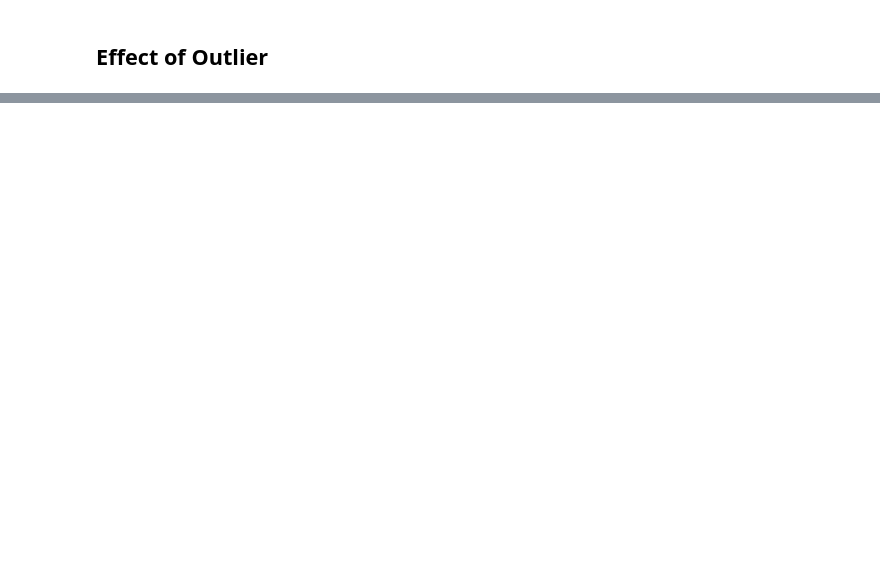
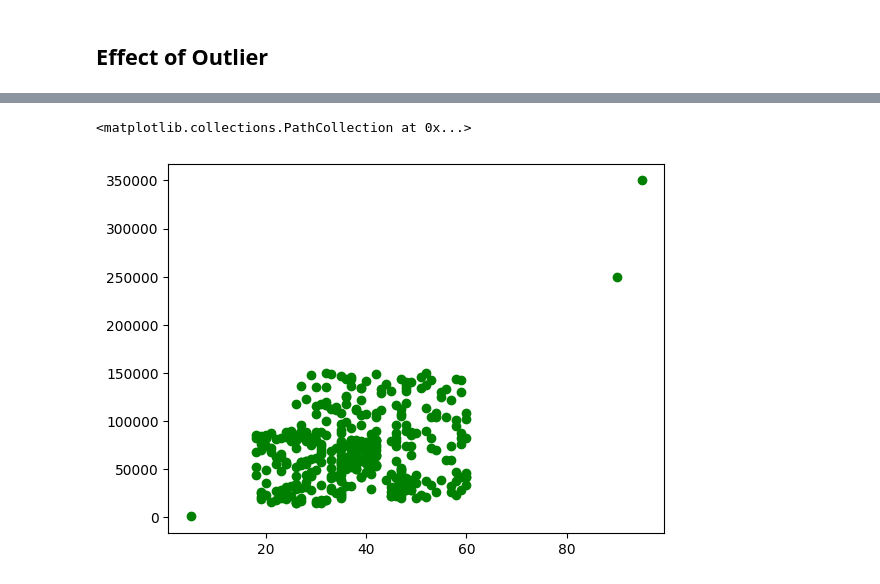
Before and after one commit to danishmeh/CampusX-ML, a Jupyter notebook: day24/file.ipynb, the cells around one changed output, grey strips where cells are left out. Cells and saved outputs as stored; diff of their text form; code cells hidden in the pictures; blank space fills up the shorter version.

```diff
--- a/day24/file.ipynb
+++ b/day24/file.ipynb
@@ -235,0 +258,3 @@ After Scaling   : 0.8333333333333334
+# %%
+plt.scatter(df['Age'], df['EstimatedSalary'],color='green')
+# %% [output]
@@ -235,0 +262,2 @@ After Scaling   : 0.8333333333333334
+<matplotlib.collections.PathCollection at 0x...>
+[figure, added]
```
Also changed, not shown: parts of 13 cells of this notebook, 3 other files.
